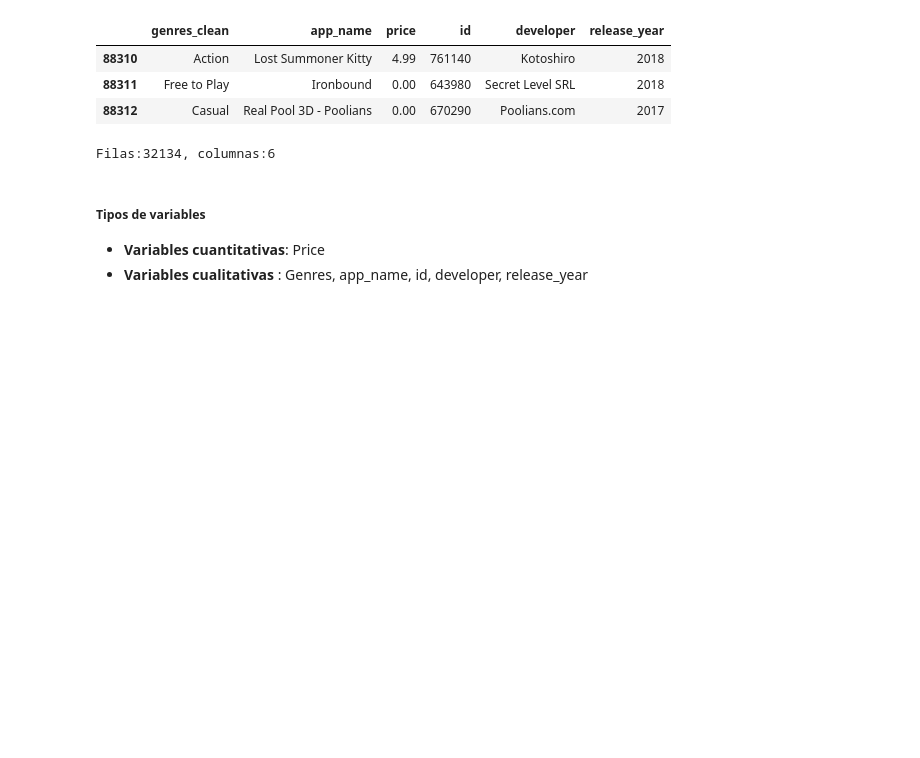
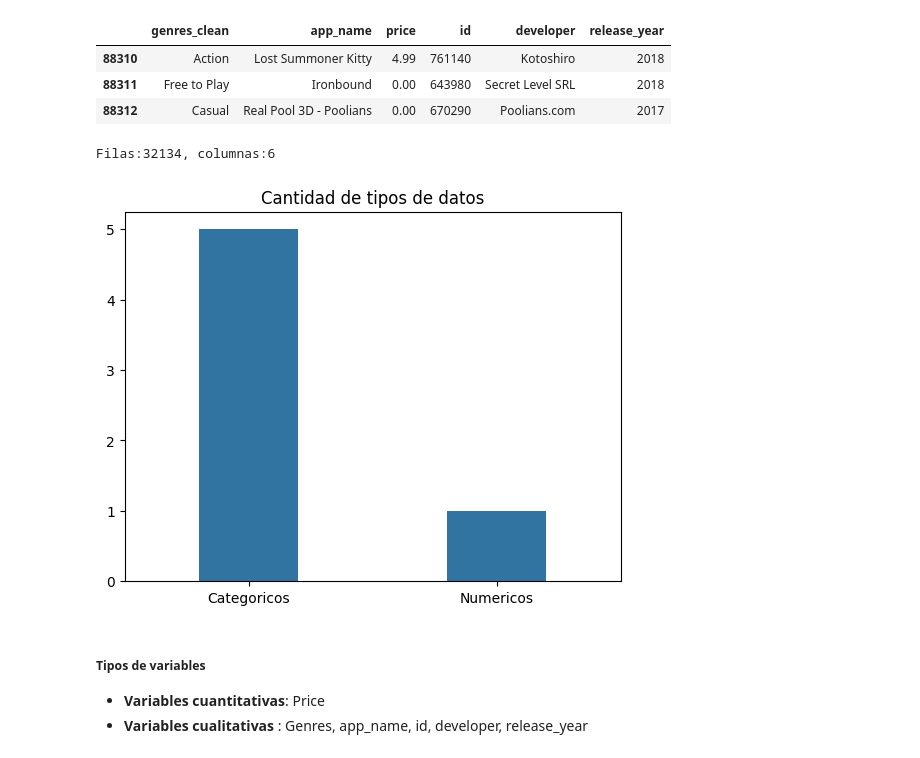
Before and after one commit to pablongrs/MLOps_Steam, a Jupyter notebook: EDA.ipynb, the cells around one changed output. Drawn from its saved outputs; the diff is of its cells as text; code cells hidden in the pictures; blank space fills up the shorter version.

```diff
--- a/EDA.ipynb
+++ b/EDA.ipynb
@@ -17,6 +18,25 @@ games.head(3)
 print("Filas:{}, columnas:{} ".format(*games.shape))
 # %% [output]
 Filas:32134, columnas:6
+# %%
+
+def type_variables(df):
+    #Selecciona columnas categoricas y numericas
+    categoricas = df.select_dtypes(exclude=['float64']).columns
+    numericas = df.select_dtypes(exclude=['object','bool']).columns
+    #Cuenta la cantidad de cada una
+    categoricas = len(categoricas)
+    numericas = len(numericas)
+
+    valores = [categoricas, numericas] # Lista de valores de cada columna
+
+    sns.barplot(x=['Categoricos', 'Numericos'] , y=valores,width=0.4)
+    plt.title('Cantidad de tipos de datos')
+    plt.show()
+# %%
+type_variables(games)
+# %% [output]
+[figure, added]
 # %% [markdown]
 ##### Tipos de variables
 - **Variables cuantitativas**: Price
```
Also changed, not shown: parts of 25 cells of this notebook.
